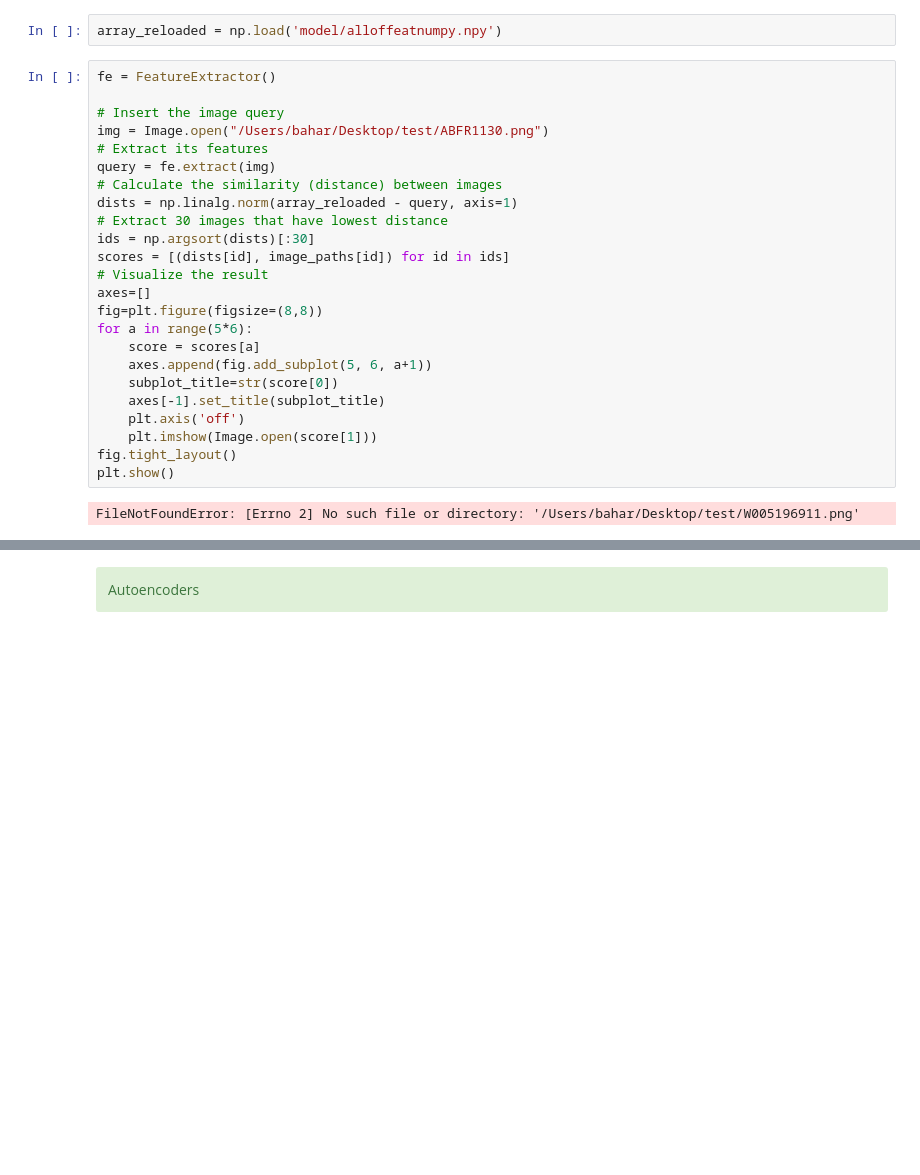
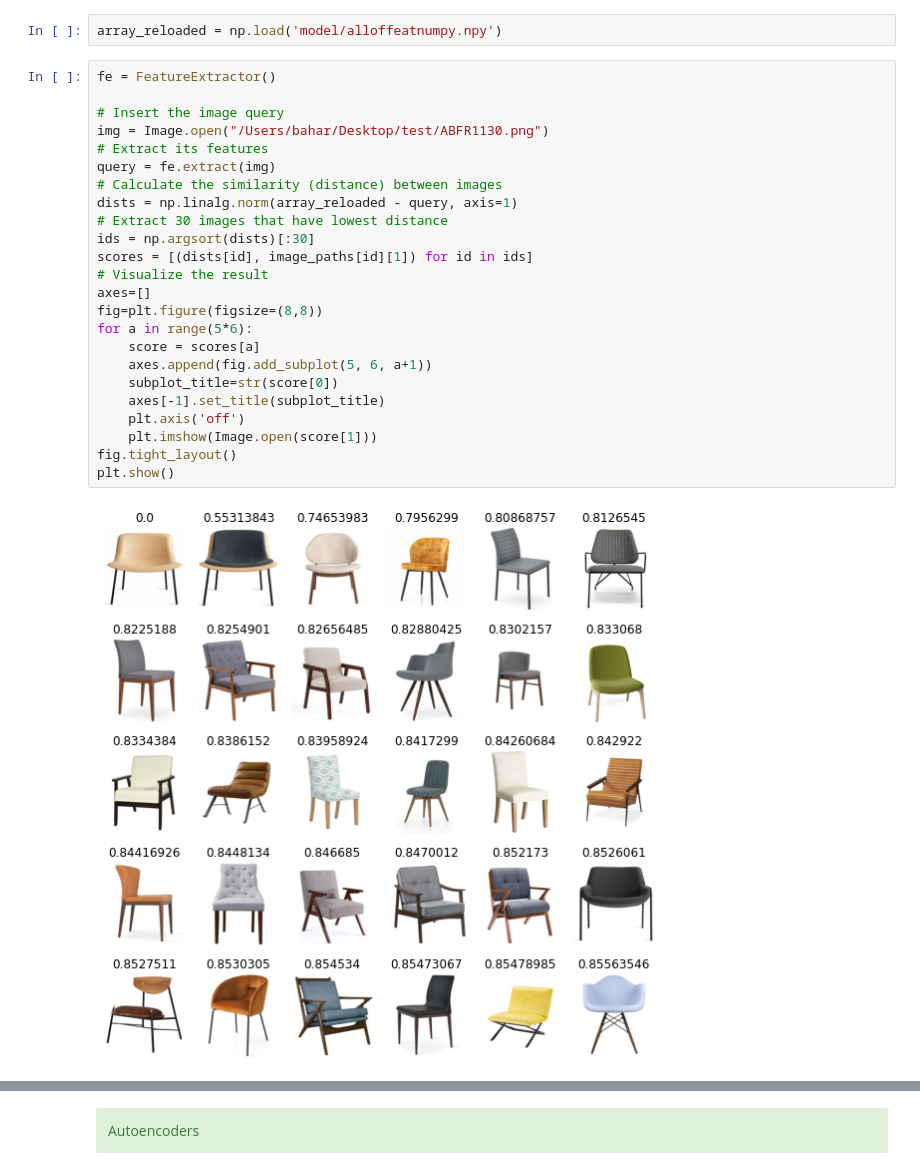
Before and after one commit to baharbiazar/image_search_engine, a Jupyter notebook: search_engine.ipynb, the cells around one changed output, grey strips where cells are left out. Cells and saved outputs as stored; diff of their text form; blank space fills up the shorter version.

```diff
--- a/search_engine.ipynb
+++ b/search_engine.ipynb
@@ -356,26 +358,26 @@ array_reloaded = np.load('model/alloffeatnumpy.npy')
 # %%
 fe = FeatureExtractor()
 
 # Insert the image query
 img = Image.open("/Users/bahar/Desktop/test/ABFR1130.png")
 # Extract its features
 query = fe.extract(img)
 # Calculate the similarity (distance) between images
 dists = np.linalg.norm(array_reloaded - query, axis=1)
 # Extract 30 images that have lowest distance
 ids = np.argsort(dists)[:30]
-scores = [(dists[id], image_paths[id]) for id in ids]
+scores = [(dists[id], image_paths[id][1]) for id in ids]
 # Visualize the result
 axes=[]
 fig=plt.figure(figsize=(8,8))
 for a in range(5*6):
     score = scores[a]
     axes.append(fig.add_subplot(5, 6, a+1))
     subplot_title=str(score[0])
     axes[-1].set_title(subplot_title)
     plt.axis('off')
     plt.imshow(Image.open(score[1]))
 fig.tight_layout()
 plt.show()
 # %% [output]
-FileNotFoundError: [Errno 2] No such file or directory: '/Users/bahar/Desktop/test/W005196911.png'
+[figure, added]
```
Also changed, not shown: parts of 21 cells of this notebook, 3 other files.
